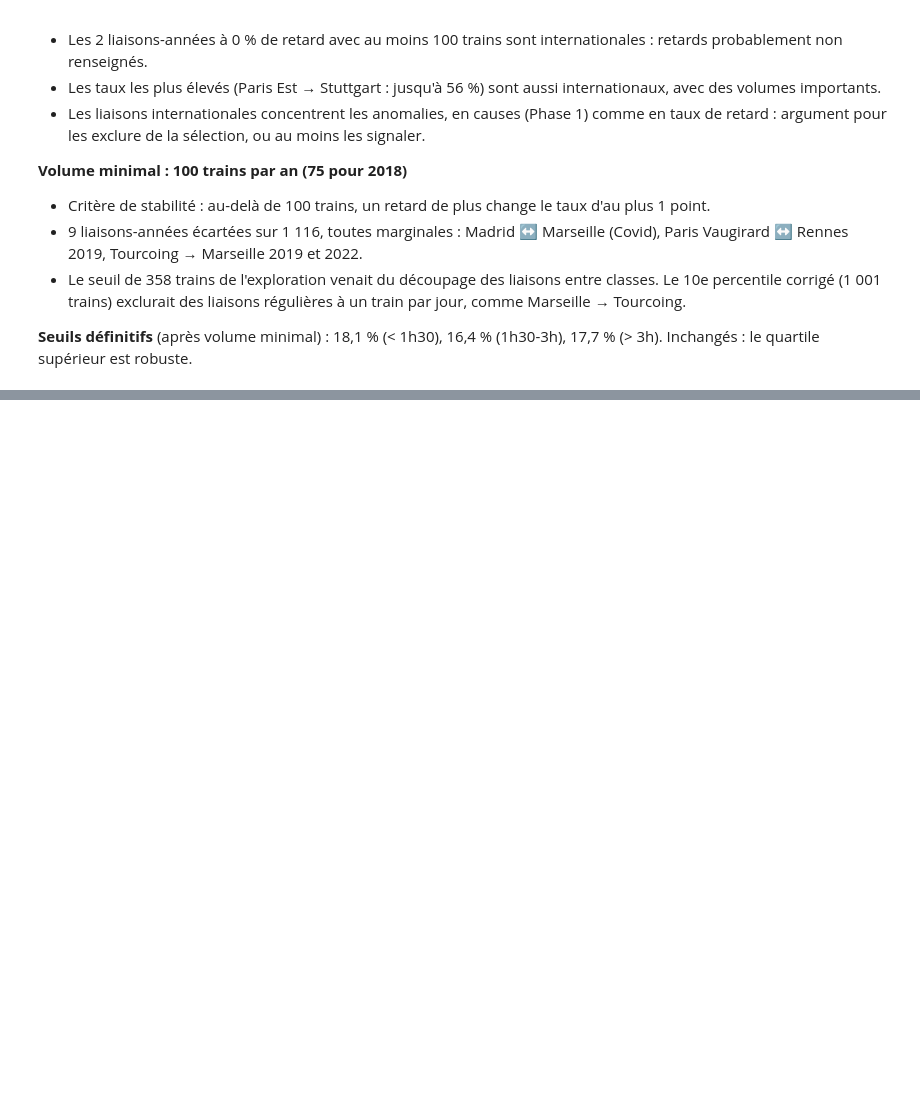
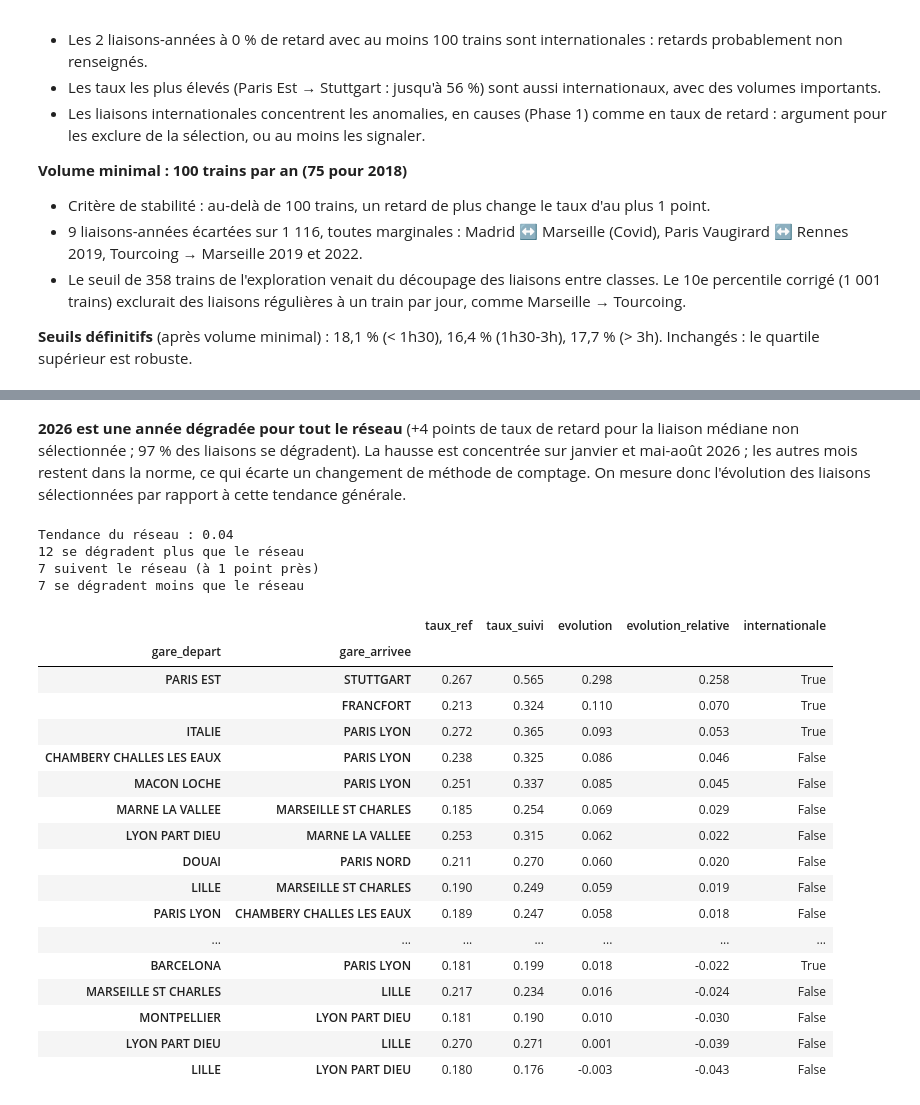
Before and after one commit to JulienCRB/IADATA_700_SNCF, a Jupyter notebook: notebook/phase2_exploration.ipynb, the cells around one changed output, grey strips where cells are left out. Cells and saved outputs as stored; diff of their text form; code cells hidden in the pictures; blank space fills up the shorter version.

```diff
--- a/notebook/phase2_exploration.ipynb
+++ b/notebook/phase2_exploration.ipynb
@@ -301,0 +432,9 @@ Seuils inchangés après exclusion des 9 liaisons-années à faible volume : le
+# %%
+taux_ref_tous = ref.groupby(liaison)["nb_train_retard_arrivee"].sum() / ref.groupby(liaison)["nb_train_prevu"].sum()
+evolution_tous = suivi["taux_retard"] - taux_ref_tous
+
+est_selectionnee = evolution_tous.index.isin(selection.index)
+
+print("Liaisons sélectionnées :", evolution_tous[est_selectionnee].median().round(3))
+print("Autres liaisons        :", evolution_tous[~est_selectionnee].median().round(3))
+print((evolution_tous[~est_selectionnee] > 0.01).mean().round(2), "des autres liaisons se dégradent aussi")
@@ -301,0 +469,36 @@ Seuils inchangés après exclusion des 9 liaisons-années à faible volume : le
+# %% [markdown]
+**2026 est une année dégradée pour tout le réseau** (+4 points de taux de retard pour la liaison médiane non sélectionnée ; 97 % des liaisons se dégradent). La hausse est concentrée sur janvier et mai-août 2026 ; les autres mois restent dans la norme, ce qui écarte un changement de méthode de comptage. On mesure donc l'évolution des liaisons sélectionnées par rapport à cette tendance générale.
+# %%
+tendance = evolution_tous[~est_selectionnee].median()
+
+selection["evolution_relative"] = selection["evolution"] - tendance
+
+print("Tendance du réseau :", round(tendance, 3))
+print((selection["evolution_relative"] > 0.01).sum(), "se dégradent plus que le réseau")
+print((selection["evolution_relative"].abs() <= 0.01).sum(), "suivent le réseau (à 1 point près)")
+print((selection["evolution_relative"] < -0.01).sum(), "se dégradent moins que le réseau")
+
+selection[["taux_ref", "taux_suivi", "evolution", "evolution_relative", "internationale"]].sort_values("evolution_relative", ascending=False).round(3)
+# %% [output]
+Tendance du réseau : 0.04
+12 se dégradent plus que le réseau
+7 suivent le réseau (à 1 point près)
+7 se dégradent moins que le réseau
+|  |  | taux_ref | taux_suivi | evolution | evolution_relative | internationale |
+| gare_depart | gare_arrivee |  |  |  |  |  |
+| PARIS EST | STUTTGART | 0.267 | 0.565 | 0.298 | 0.258 | True |
+|  | FRANCFORT | 0.213 | 0.324 | 0.110 | 0.070 | True |
+| ITALIE | PARIS LYON | 0.272 | 0.365 | 0.093 | 0.053 | True |
+| CHAMBERY CHALLES LES EAUX | PARIS LYON | 0.238 | 0.325 | 0.086 | 0.046 | False |
+| MACON LOCHE | PARIS LYON | 0.251 | 0.337 | 0.085 | 0.045 | False |
+| MARNE LA VALLEE | MARSEILLE ST CHARLES | 0.185 | 0.254 | 0.069 | 0.029 | False |
+| LYON PART DIEU | MARNE LA VALLEE | 0.253 | 0.315 | 0.062 | 0.022 | False |
+| DOUAI | PARIS NORD | 0.211 | 0.270 | 0.060 | 0.020 | False |
+| LILLE | MARSEILLE ST CHARLES | 0.190 | 0.249 | 0.059 | 0.019 | False |
+| PARIS LYON | CHAMBERY CHALLES LES EAUX | 0.189 | 0.247 | 0.058 | 0.018 | False |
+| ... | ... | ... | ... | ... | ... | ... |
+| BARCELONA | PARIS LYON | 0.181 | 0.199 | 0.018 | -0.022 | True |
+| MARSEILLE ST CHARLES | LILLE | 0.217 | 0.234 | 0.016 | -0.024 | False |
+| MONTPELLIER | LYON PART DIEU | 0.181 | 0.190 | 0.010 | -0.030 | False |
+| LYON PART DIEU | LILLE | 0.270 | 0.271 | 0.001 | -0.039 | False |
+| LILLE | LYON PART DIEU | 0.180 | 0.176 | -0.003 | -0.043 | False |
```
Also changed, not shown: parts of 13 cells of this notebook.
